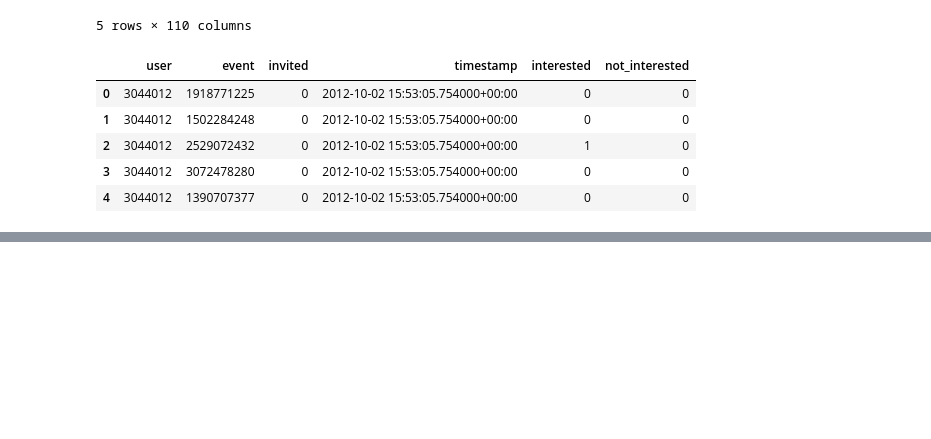
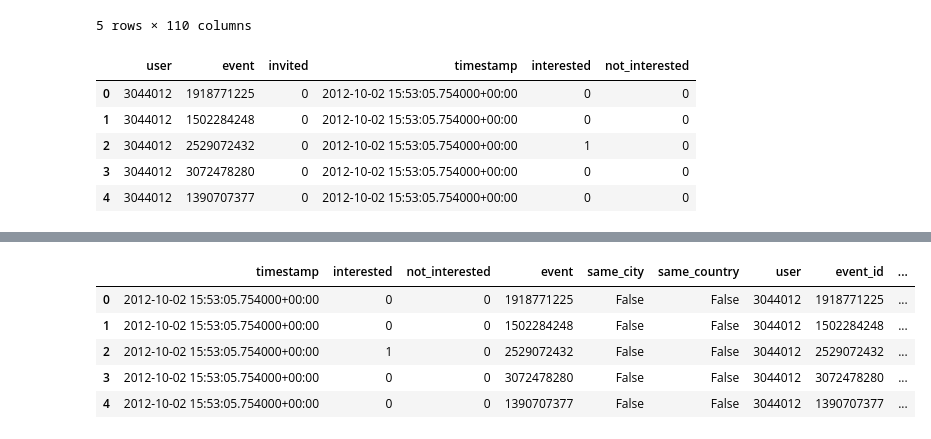
Before and after one commit to pruthviperumalla/Event-Recommender-System, a Jupyter notebook: explore_data.ipynb, the cells around one changed output, grey strips where cells are left out. Saved outputs shown, nothing was run; the diff lists cells and outputs as text; code cells hidden in the pictures; blank space fills up the shorter version.

```diff
--- a/explore_data.ipynb
+++ b/explore_data.ipynb
@@ -97,0 +98,10 @@ train_data.head()
+# %%
+test_merge_df = pd.merge(train_data, user_friends, how='inner', left_on='user', right_on='user')
+test_merge_df.head()
+# %% [output]
+|  | timestamp | interested | not_interested | event | same_city | same_country | user | event_id | ... |
+| 0 | 2012-10-02 15:53:05.754000+00:00 | 0 | 0 | 1918771225 | False | False | 3044012 | 1918771225 | ... |
+| 1 | 2012-10-02 15:53:05.754000+00:00 | 0 | 0 | 1502284248 | False | False | 3044012 | 1502284248 | ... |
+| 2 | 2012-10-02 15:53:05.754000+00:00 | 1 | 0 | 2529072432 | False | False | 3044012 | 2529072432 | ... |
+| 3 | 2012-10-02 15:53:05.754000+00:00 | 0 | 0 | 3072478280 | False | False | 3044012 | 3072478280 | ... |
+| 4 | 2012-10-02 15:53:05.754000+00:00 | 0 | 0 | 1390707377 | False | False | 3044012 | 1390707377 | ... |
```
Also changed, not shown: parts of 2 cells of this notebook, 1 other file.
